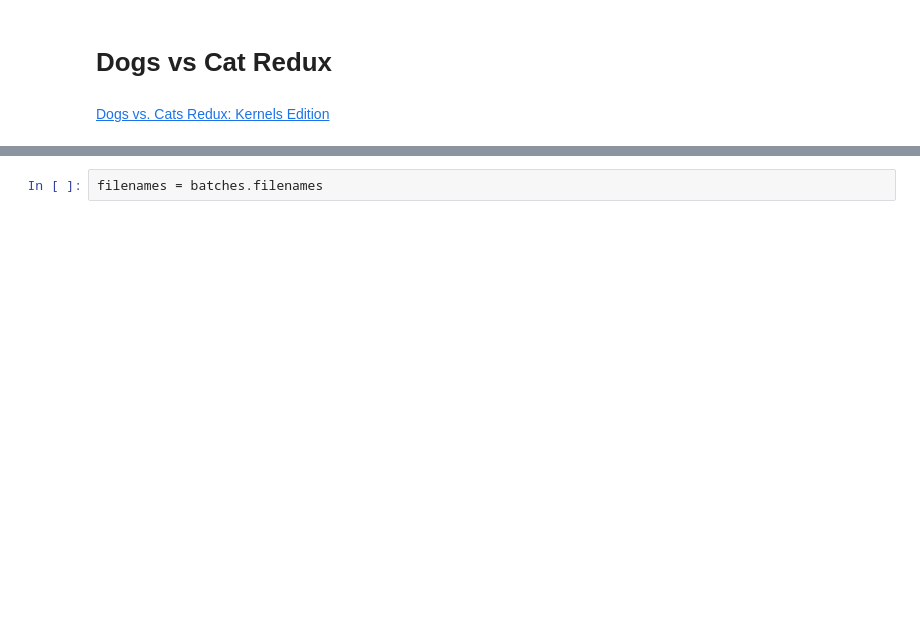
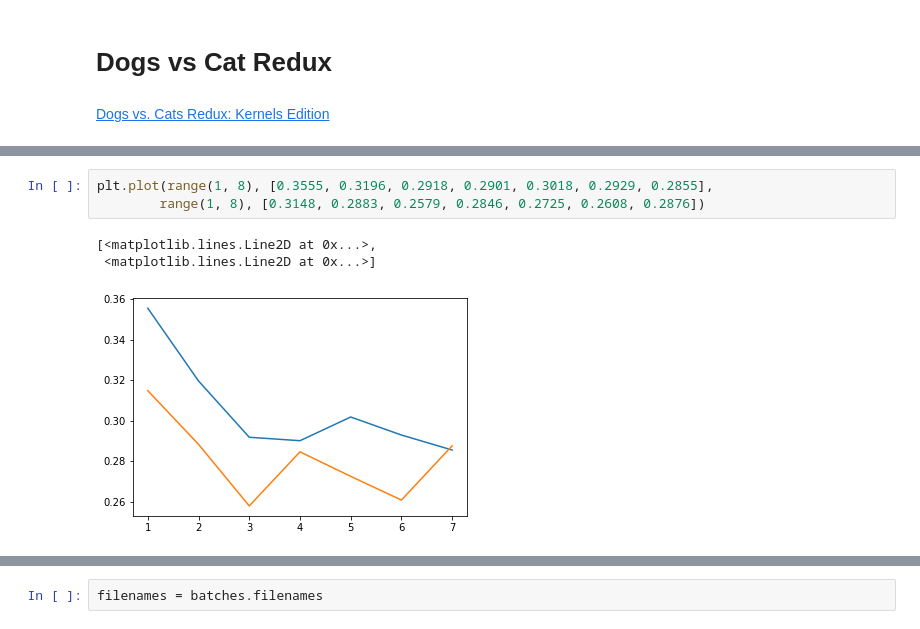
Before and after one commit to sainathadapa/courses, a Jupyter notebook: deeplearning1/nbs-custom-mine/lesson3_03_dogs_cats_redux_redo.ipynb, the cells around one changed output, grey strips where cells are left out. Drawn from its saved outputs; the diff is of its cells as text; blank space fills up the shorter version.

```diff
--- a/deeplearning1/nbs-custom-mine/lesson3_03_dogs_cats_redux_redo.ipynb
+++ b/deeplearning1/nbs-custom-mine/lesson3_03_dogs_cats_redux_redo.ipynb
@@ -132,0 +258,7 @@ ________________________________________________________________________________
+# %%
+plt.plot(range(1, 8), [0.3555, 0.3196, 0.2918, 0.2901, 0.3018, 0.2929, 0.2855],
+        range(1, 8), [0.3148, 0.2883, 0.2579, 0.2846, 0.2725, 0.2608, 0.2876])
+# %% [output]
+[<matplotlib.lines.Line2D at 0x...>,
+ <matplotlib.lines.Line2D at 0x...>]
+[figure, added]
```
Also changed, not shown: parts of 36 cells of this notebook.
